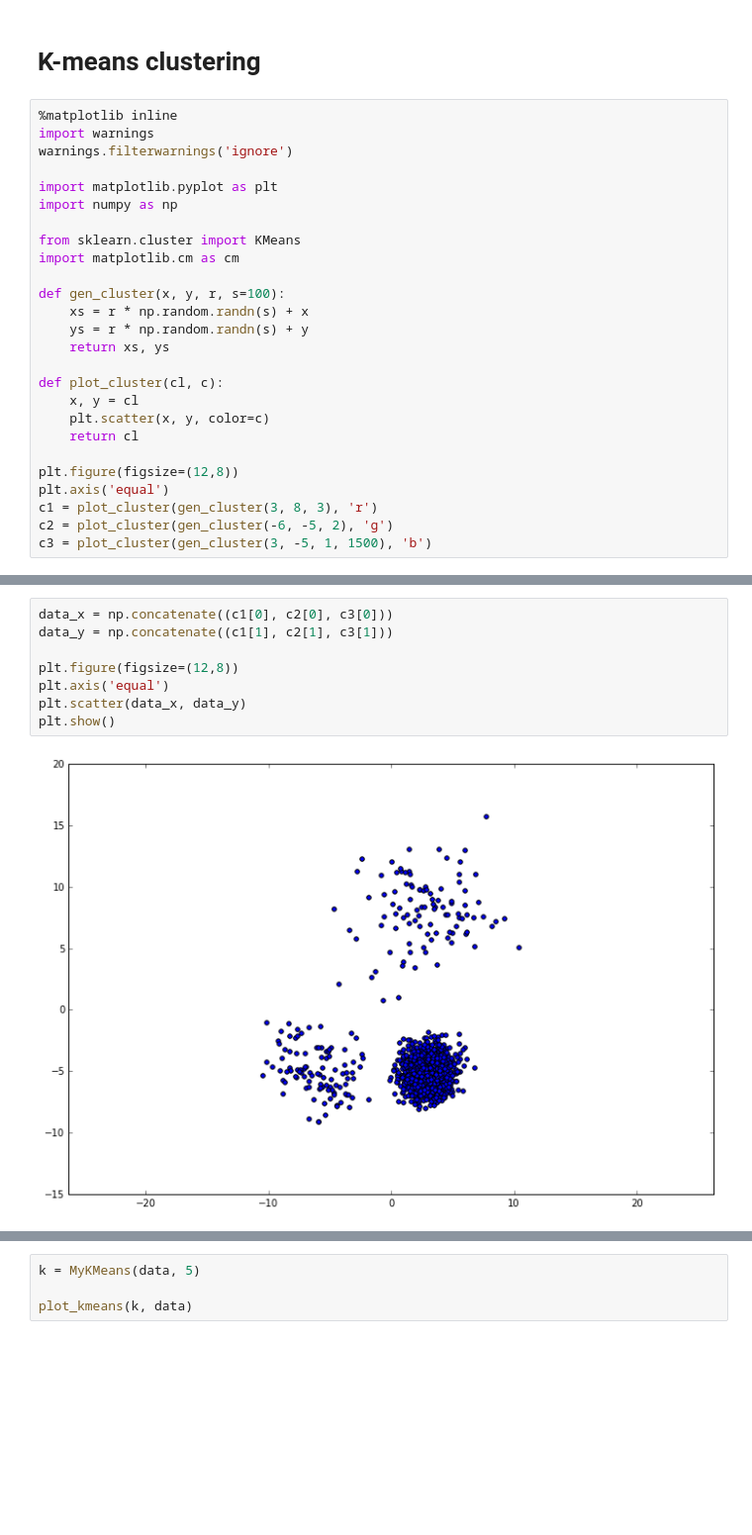
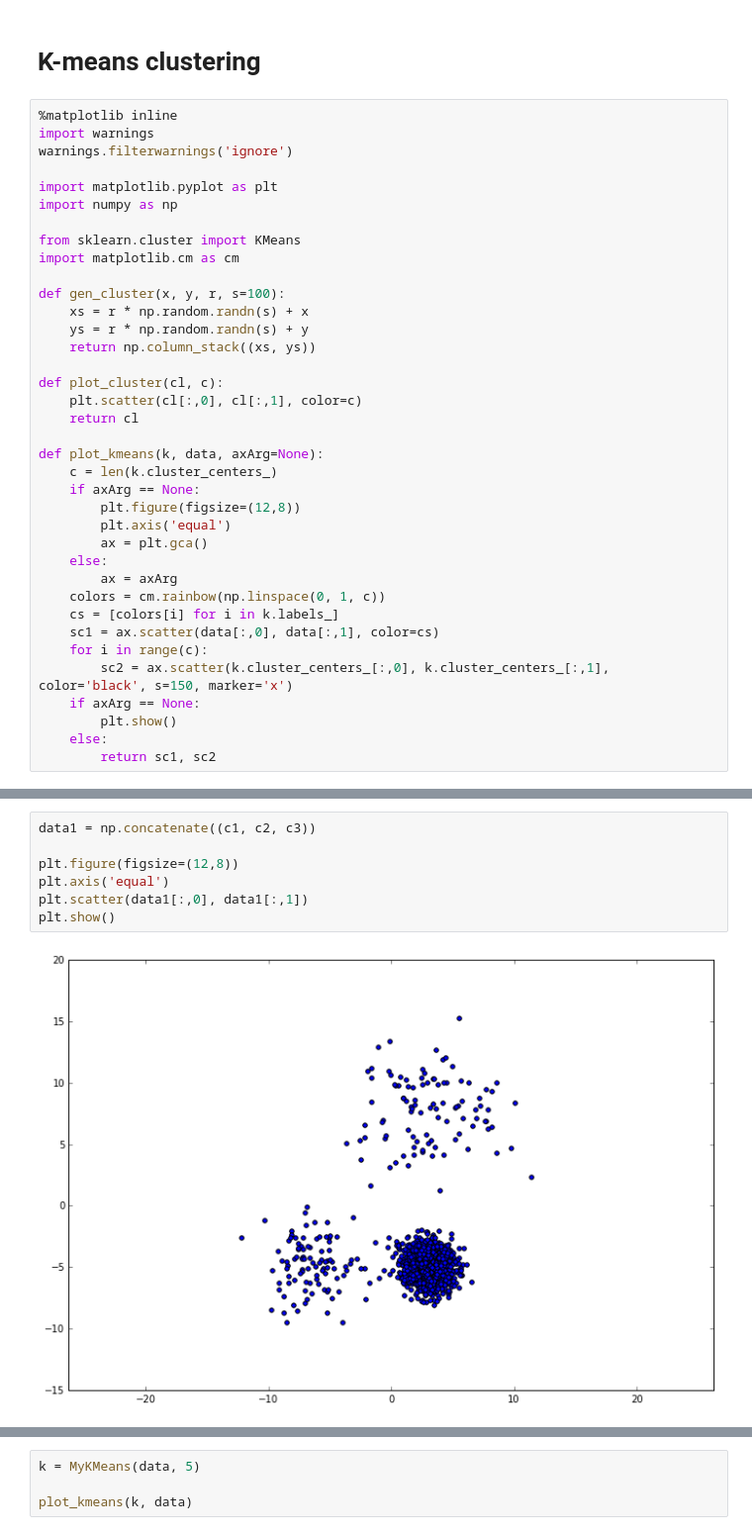
Before and after one commit to tomasmcz/su4ss, a Jupyter notebook: 04 K-means.ipynb, the cells around one changed output, grey strips where cells are left out. Shown: that part at 99% size. Cells and saved outputs as stored; diff of their text form; blank space fills up the shorter version.

```diff
--- a/04 K-means.ipynb
+++ b/04 K-means.ipynb
@@ -14,15 +14,26 @@ import matplotlib.cm as cm
 def gen_cluster(x, y, r, s=100):
     xs = r * np.random.randn(s) + x
     ys = r * np.random.randn(s) + y
-    return xs, ys
+    return np.column_stack((xs, ys))
 
 def plot_cluster(cl, c):
-    x, y = cl
-    plt.scatter(x, y, color=c)
+    plt.scatter(cl[:,0], cl[:,1], color=c)
     return cl
 
-plt.figure(figsize=(12,8))
-plt.axis('equal')
-c1 = plot_cluster(gen_cluster(3, 8, 3), 'r')
-c2 = plot_cluster(gen_cluster(-6, -5, 2), 'g')
-c3 = plot_cluster(gen_cluster(3, -5, 1, 1500), 'b')
+def plot_kmeans(k, data, axArg=None):
+    c = len(k.cluster_centers_)
+    if axArg == None:
+        plt.figure(figsize=(12,8))
+        plt.axis('equal')
+        ax = plt.gca()
+    else:
+        ax = axArg
+    colors = cm.rainbow(np.linspace(0, 1, c))
+    cs = [colors[i] for i in k.labels_]
+    sc1 = ax.scatter(data[:,0], data[:,1], color=cs)
+    for i in range(c):
+        sc2 = ax.scatter(k.cluster_centers_[:,0], k.cluster_centers_[:,1], color='black', s=150, marker='x')
+    if axArg == None:
+        plt.show()
+    else:
+        return sc1, sc2
@@ -31,10 +48,9 @@ c3 = plot_cluster(gen_cluster(3, -5, 1, 1500), 'b')
 # %%
-data_x = np.concatenate((c1[0], c2[0], c3[0]))
-data_y = np.concatenate((c1[1], c2[1], c3[1]))
+data1 = np.concatenate((c1, c2, c3))
 
 plt.figure(figsize=(12,8))
 plt.axis('equal')
-plt.scatter(data_x, data_y)
+plt.scatter(data1[:,0], data1[:,1])
 plt.show()
 # %% [output]
-[figure, old version]
+[figure, new version]
```
Also changed, not shown: parts of 14 cells of this notebook.
